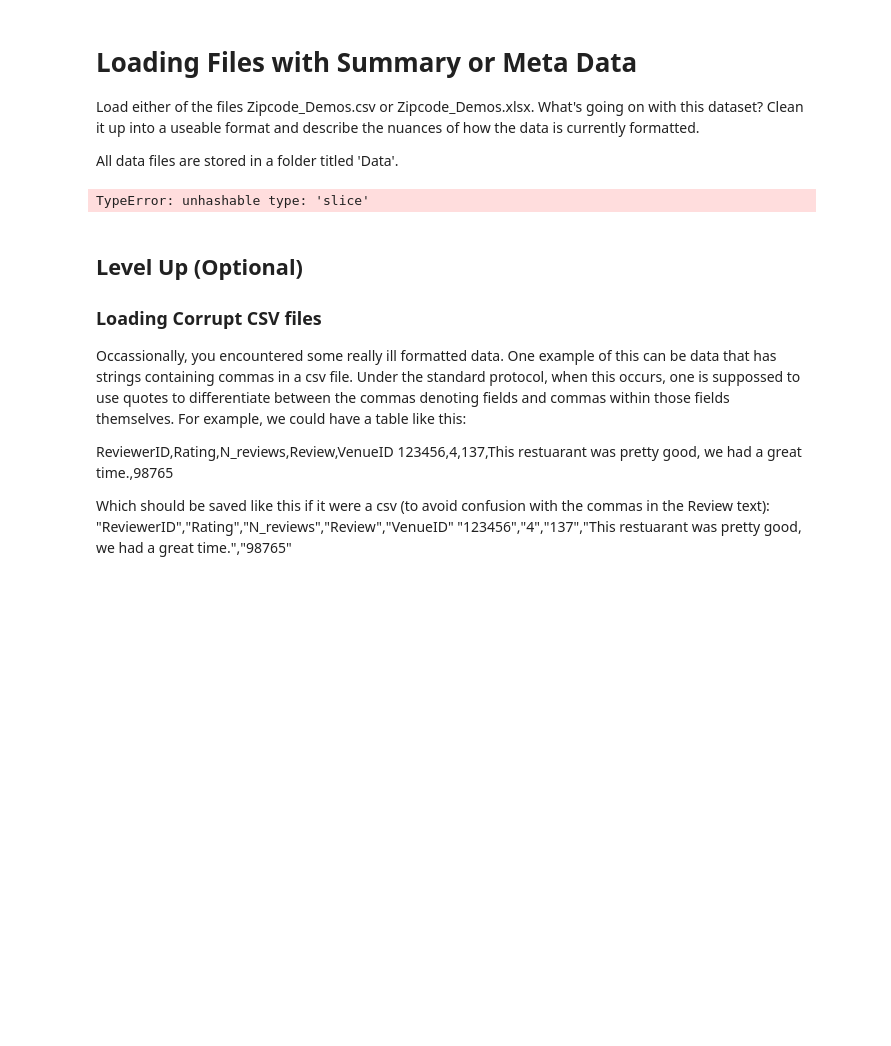
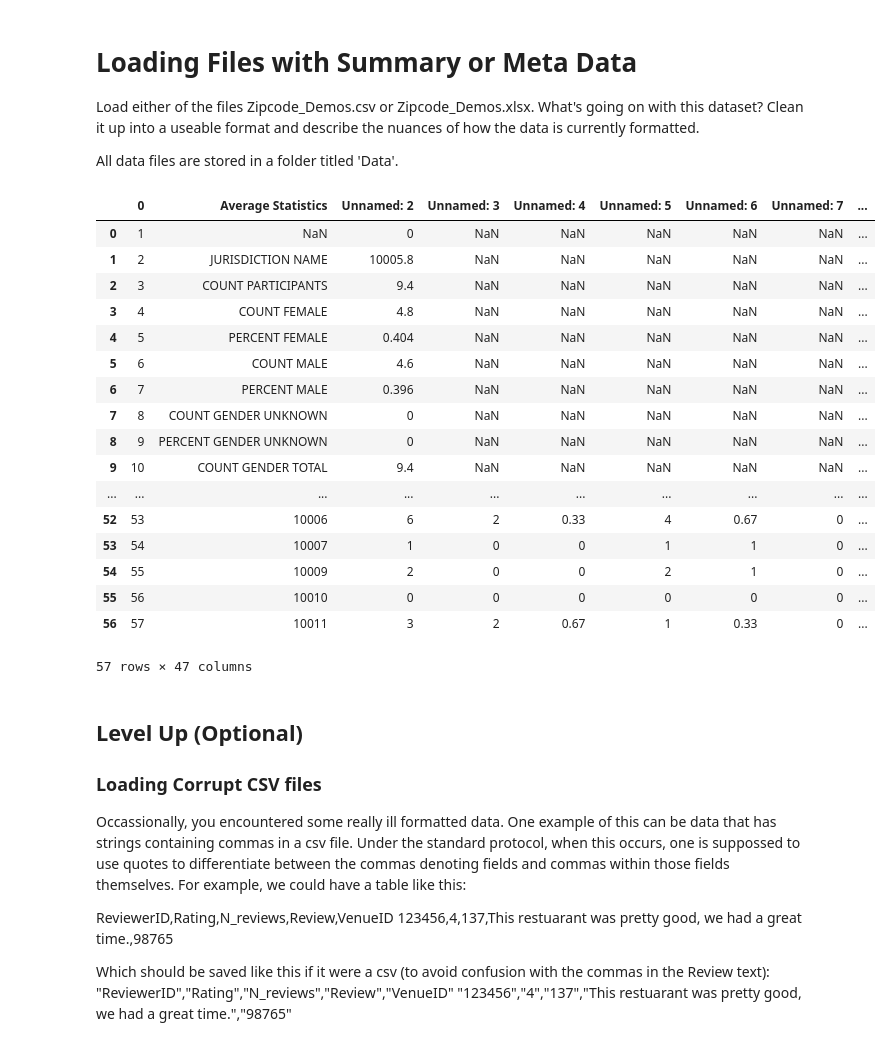
Before and after one commit to mubarakb/dsc-1-03-05-importing-data-using-pandas-lab-nyc-career-ds-102218, a Jupyter notebook: index.ipynb, the cells around one changed output. Saved outputs shown, nothing was run; the diff lists cells and outputs as text; code cells hidden in the pictures; blank space fills up the shorter version.

```diff
--- a/index.ipynb
+++ b/index.ipynb
@@ -20,11 +20,28 @@ All data files are stored in a folder titled 'Data'.
 # %%
 #Your code here
 import pandas as pd
 df = pd.read_csv('Data/Zipcode_Demos.csv')
 df.head()
-df[:,1]
+df[:,]
 # %% [output]
+|  | 0 | Average Statistics | Unnamed: 2 | Unnamed: 3 | Unnamed: 4 | Unnamed: 5 | Unnamed: 6 | Unnamed: 7 | ... |
+| 0 | 1 | NaN | 0 | NaN | NaN | NaN | NaN | NaN | ... |
+| 1 | 2 | JURISDICTION NAME | 10005.8 | NaN | NaN | NaN | NaN | NaN | ... |
+| 2 | 3 | COUNT PARTICIPANTS | 9.4 | NaN | NaN | NaN | NaN | NaN | ... |
+| 3 | 4 | COUNT FEMALE | 4.8 | NaN | NaN | NaN | NaN | NaN | ... |
+| 4 | 5 | PERCENT FEMALE | 0.404 | NaN | NaN | NaN | NaN | NaN | ... |
+| 5 | 6 | COUNT MALE | 4.6 | NaN | NaN | NaN | NaN | NaN | ... |
+| 6 | 7 | PERCENT MALE | 0.396 | NaN | NaN | NaN | NaN | NaN | ... |
+| 7 | 8 | COUNT GENDER UNKNOWN | 0 | NaN | NaN | NaN | NaN | NaN | ... |
+| 8 | 9 | PERCENT GENDER UNKNOWN | 0 | NaN | NaN | NaN | NaN | NaN | ... |
+| 9 | 10 | COUNT GENDER TOTAL | 9.4 | NaN | NaN | NaN | NaN | NaN | ... |
+| ... | ... | ... | ... | ... | ... | ... | ... | ... | ... |
+| 52 | 53 | 10006 | 6 | 2 | 0.33 | 4 | 0.67 | 0 | ... |
+| 53 | 54 | 10007 | 1 | 0 | 0 | 1 | 1 | 0 | ... |
+| 54 | 55 | 10009 | 2 | 0 | 0 | 2 | 1 | 0 | ... |
+| 55 | 56 | 10010 | 0 | 0 | 0 | 0 | 0 | 0 | ... |
+| 56 | 57 | 10011 | 3 | 2 | 0.67 | 1 | 0.33 | 0 | ... |
-TypeError: unhashable type: 'slice'
+57 rows × 47 columns
 # %% [markdown]
 ## Level Up (Optional)
 
```
